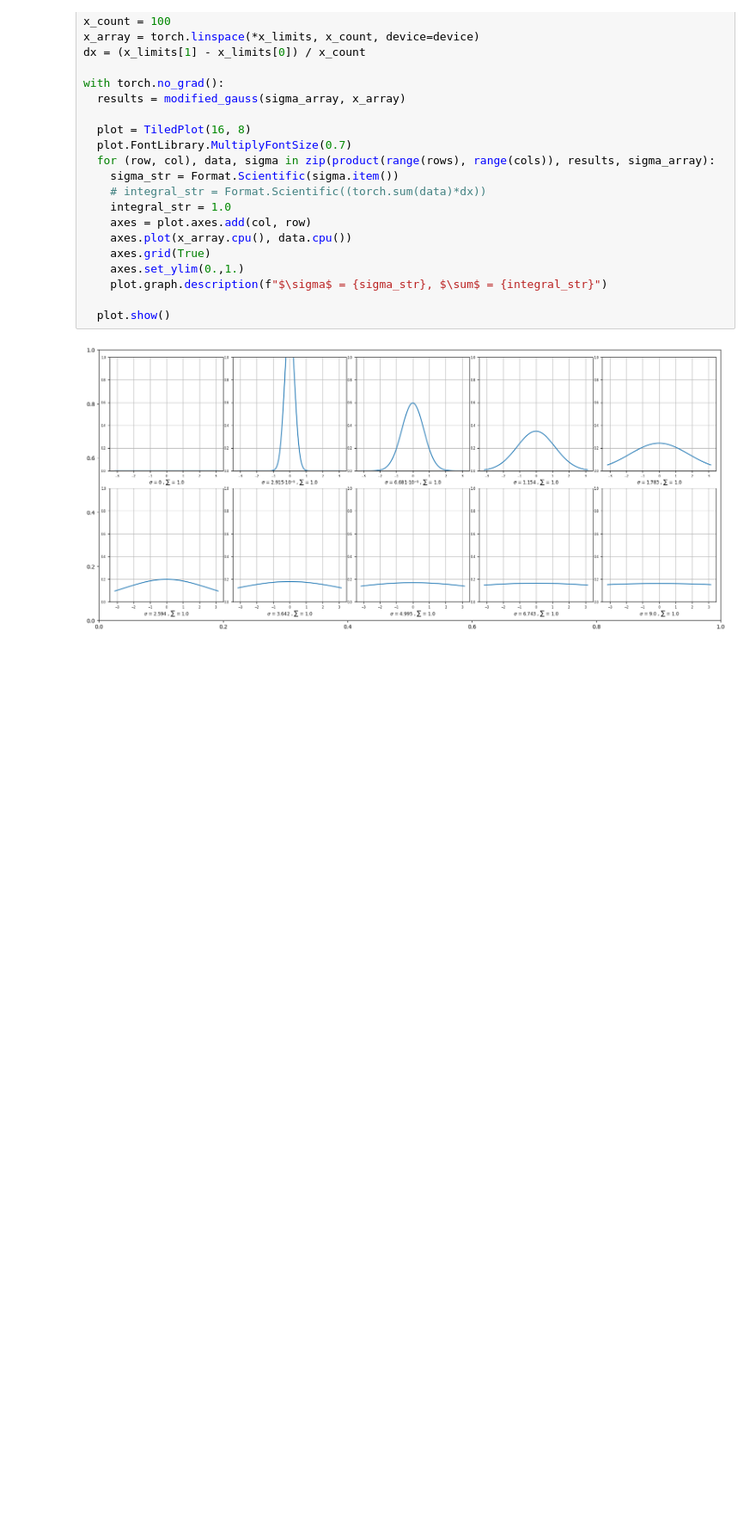
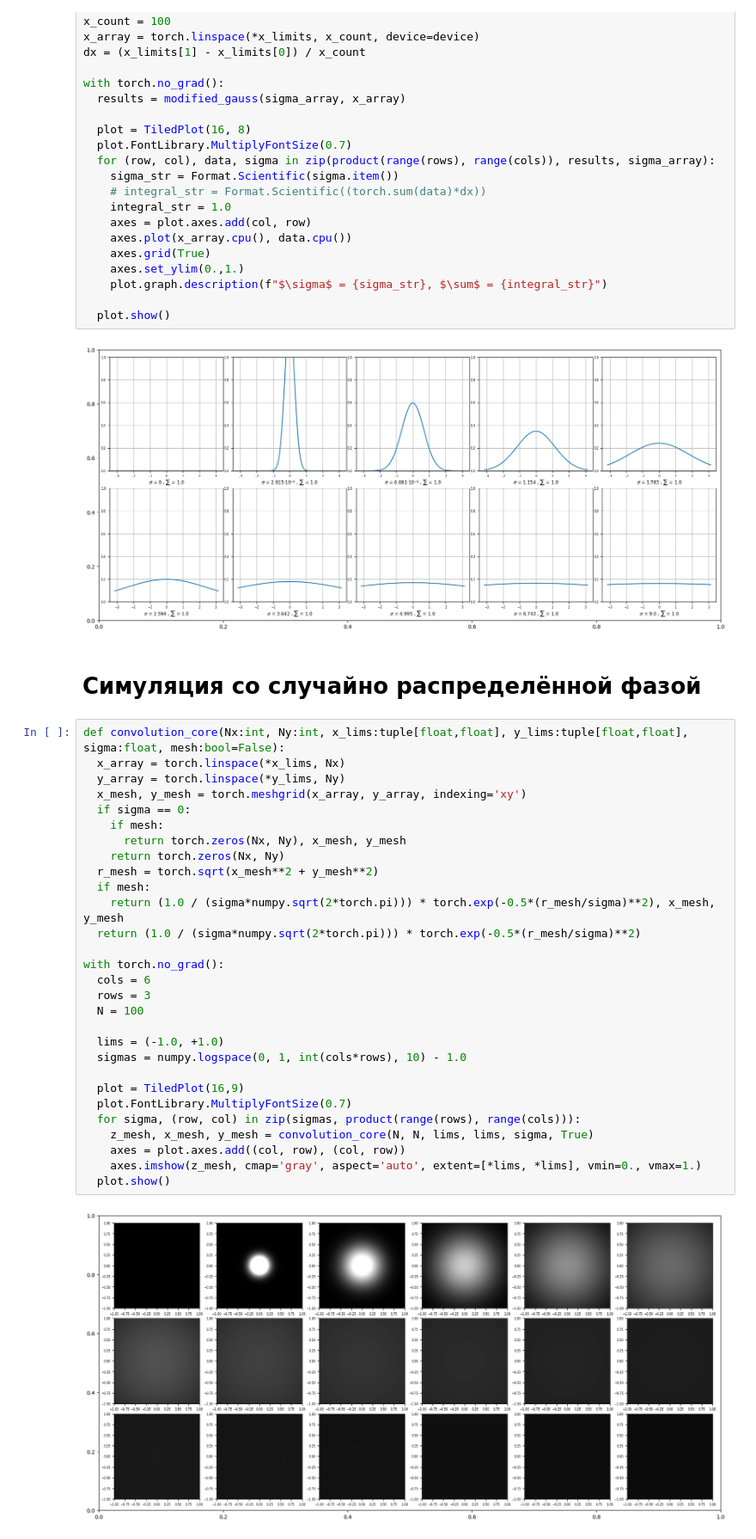
Before and after one commit to Belashov641618/DNN, a Jupyter notebook: collab/Incoherent.ipynb, the cells around one changed output. Shown at 86% size. Drawn from its saved outputs; the diff is of its cells as text; blank space fills up the shorter version.

```diff
--- a/collab/Incoherent.ipynb
+++ b/collab/Incoherent.ipynb
@@ -213,3 +213,36 @@ with torch.no_grad():
   plot.show()
 # %% [output]
 [figure]
+# %% [markdown]
+# Симуляция со случайно распределённой фазой
+# %%
+def convolution_core(Nx:int, Ny:int, x_lims:tuple[float,float], y_lims:tuple[float,float], sigma:float, mesh:bool=False):
+  x_array = torch.linspace(*x_lims, Nx)
+  y_array = torch.linspace(*y_lims, Ny)
+  x_mesh, y_mesh = torch.meshgrid(x_array, y_array, indexing='xy')
+  if sigma == 0:
+    if mesh:
+      return torch.zeros(Nx, Ny), x_mesh, y_mesh
+    return torch.zeros(Nx, Ny)
+  r_mesh = torch.sqrt(x_mesh**2 + y_mesh**2)
+  if mesh:
+    return (1.0 / (sigma*numpy.sqrt(2*torch.pi))) * torch.exp(-0.5*(r_mesh/sigma)**2), x_mesh, y_mesh
+  return (1.0 / (sigma*numpy.sqrt(2*torch.pi))) * torch.exp(-0.5*(r_mesh/sigma)**2)
+
+with torch.no_grad():
+  cols = 6
+  rows = 3
+  N = 100
+
+  lims = (-1.0, +1.0)
+  sigmas = numpy.logspace(0, 1, int(cols*rows), 10) - 1.0
+
+  plot = TiledPlot(16,9)
+  plot.FontLibrary.MultiplyFontSize(0.7)
+  for sigma, (row, col) in zip(sigmas, product(range(rows), range(cols))):
+    z_mesh, x_mesh, y_mesh = convolution_core(N, N, lims, lims, sigma, True)
+    axes = plot.axes.add((col, row), (col, row))
+    axes.imshow(z_mesh, cmap='gray', aspect='auto', extent=[*lims, *lims], vmin=0., vmax=1.)
+  plot.show()
+# %% [output]
+[figure, added]
```
Also changed, not shown: parts of 9 cells of this notebook.
